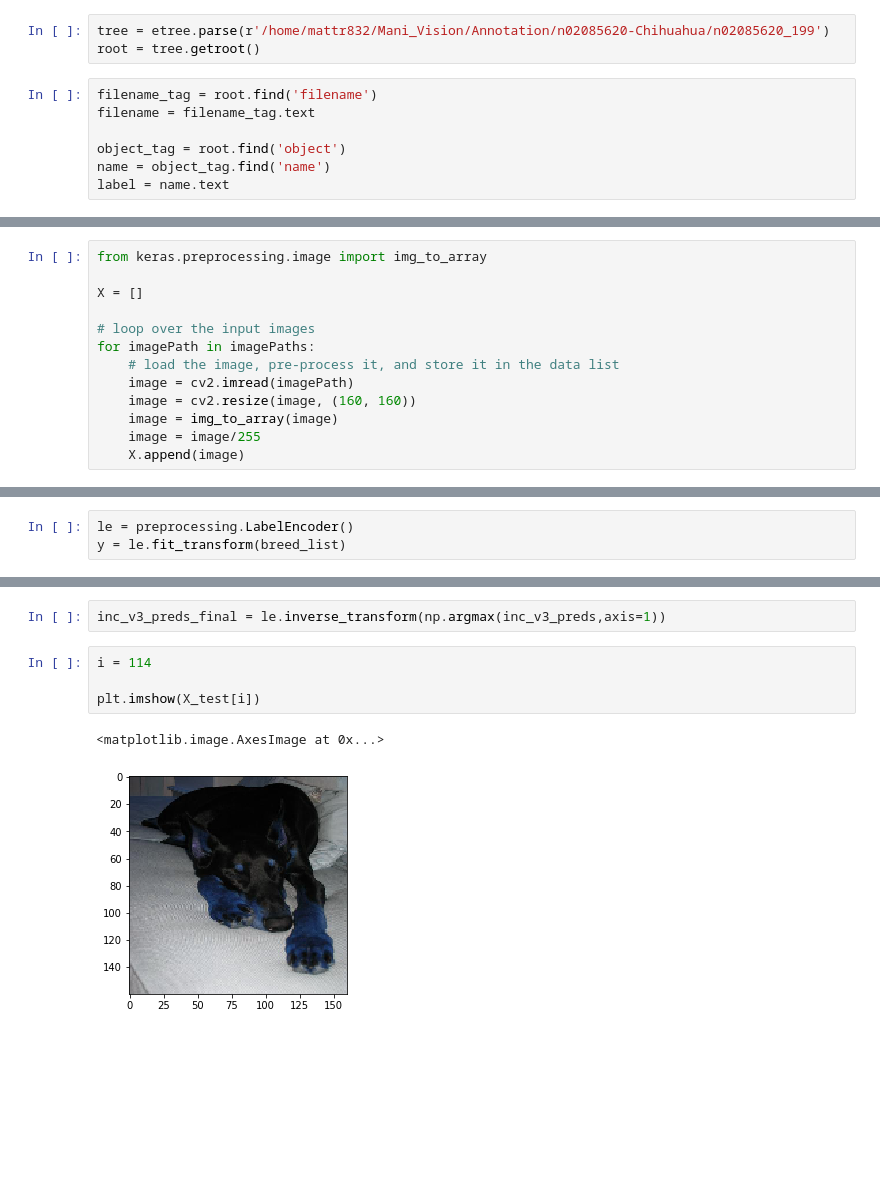
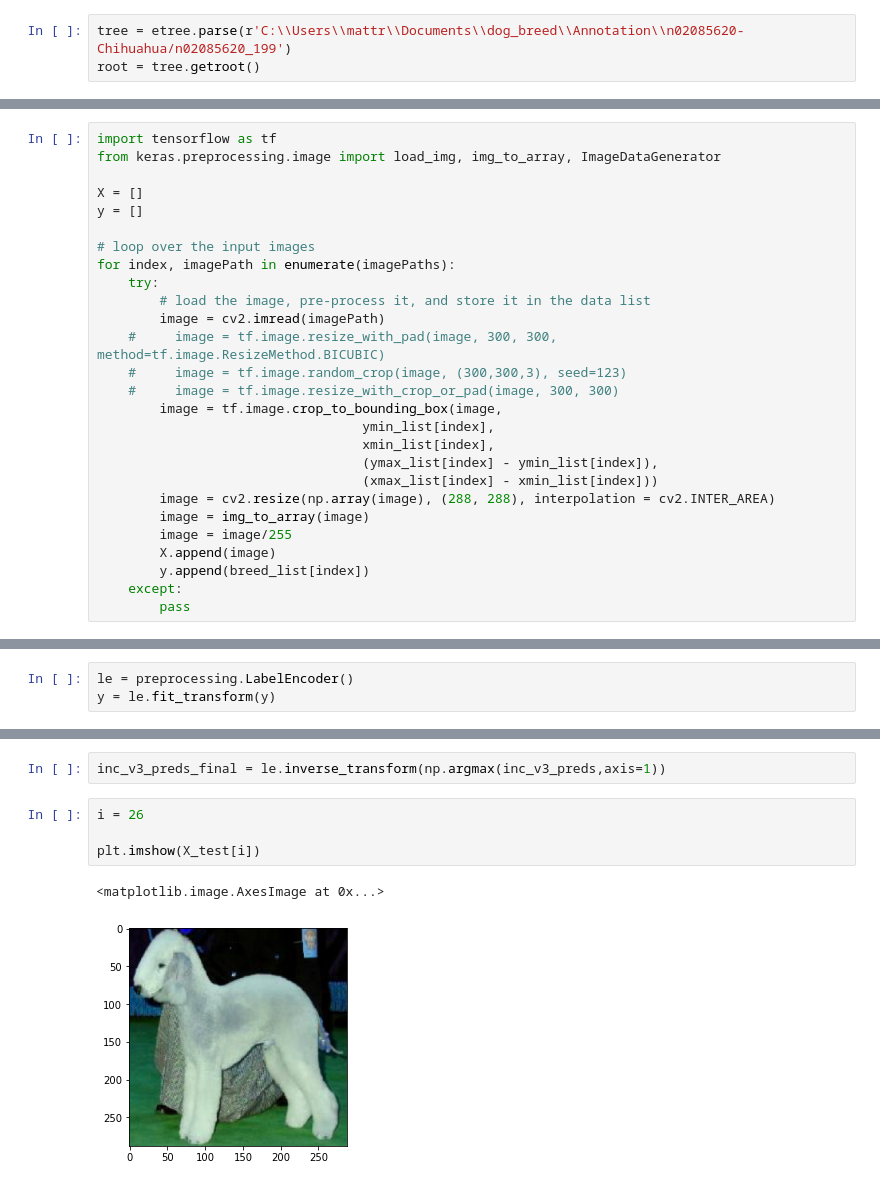
Before and after one commit to mattr832/dog_breed, a Jupyter notebook: dog-breed-classifier.ipynb, the cells around one changed output, grey strips where cells are left out. Drawn from its saved outputs; the diff is of its cells as text; blank space fills up the shorter version.

```diff
--- a/dog-breed-classifier.ipynb
+++ b/dog-breed-classifier.ipynb
@@ -19,10 +19,3 @@ imagePaths = list(paths.list_images(r'/home/mattr832/Mani_Vision/Images'))
 # %%
-tree = etree.parse(r'/home/mattr832/Mani_Vision/Annotation/n02085620-Chihuahua/n02085620_199')
+tree = etree.parse(r'C:\\Users\\mattr\\Documents\\dog_breed\\Annotation\\n02085620-Chihuahua/n02085620_199')
 root = tree.getroot()
-# %%
-filename_tag = root.find('filename')
-filename = filename_tag.text
-
-object_tag = root.find('object')
-name = object_tag.find('name')
-label = name.text
@@ -65,15 +115,29 @@ for folder in annotations:
 # %%
-from keras.preprocessing.image import img_to_array
+import tensorflow as tf
+from keras.preprocessing.image import load_img, img_to_array, ImageDataGenerator
 
 X = []
+y = []
 
 # loop over the input images
-for imagePath in imagePaths:
-    # load the image, pre-process it, and store it in the data list
-    image = cv2.imread(imagePath)
-    image = cv2.resize(image, (160, 160))
-    image = img_to_array(image)
-    image = image/255
-    X.append(image)
+for index, imagePath in enumerate(imagePaths):
+    try:
+        # load the image, pre-process it, and store it in the data list
+        image = cv2.imread(imagePath)
+    #     image = tf.image.resize_with_pad(image, 300, 300, method=tf.image.ResizeMethod.BICUBIC)
+    #     image = tf.image.random_crop(image, (300,300,3), seed=123)
+    #     image = tf.image.resize_with_crop_or_pad(image, 300, 300)
+        image = tf.image.crop_to_bounding_box(image,
+                                  ymin_list[index],
+                                  xmin_list[index],
+                                  (ymax_list[index] - ymin_list[index]),
+                                  (xmax_list[index] - xmin_list[index]))
+        image = cv2.resize(np.array(image), (288, 288), interpolation = cv2.INTER_AREA)
+        image = img_to_array(image)
+        image = image/255
+        X.append(image)
+        y.append(breed_list[index])
+    except:
+        pass
 # %% [output]
 Using TensorFlow backend.
@@ -93,7 +163,7 @@ from sklearn.model_selection import train_test_split
 from sklearn import preprocessing
 # %%
 le = preprocessing.LabelEncoder()
-y = le.fit_transform(breed_list)
+y = le.fit_transform(y)
 # %%
 X_train, X_test, y_train, y_test = train_test_split(X, y, test_size = 0.1,
                                                    random_state = 123)
@@ -502,12 +395,12 @@ inc_v3_preds = inc_v3.predict(X_test)
 # %%
 inc_v3_preds_final = le.inverse_transform(np.argmax(inc_v3_preds,axis=1))
 # %%
-i = 114
+i = 26
 
 plt.imshow(X_test[i])
 # %% [output]
 <matplotlib.image.AxesImage at 0x...>
-[figure, old version]
+[figure, new version]
 # %%
 inc_v3_preds_final[i]
 # %% [output]
```
Also changed, not shown: parts of 81 cells of this notebook, 1 other file.
